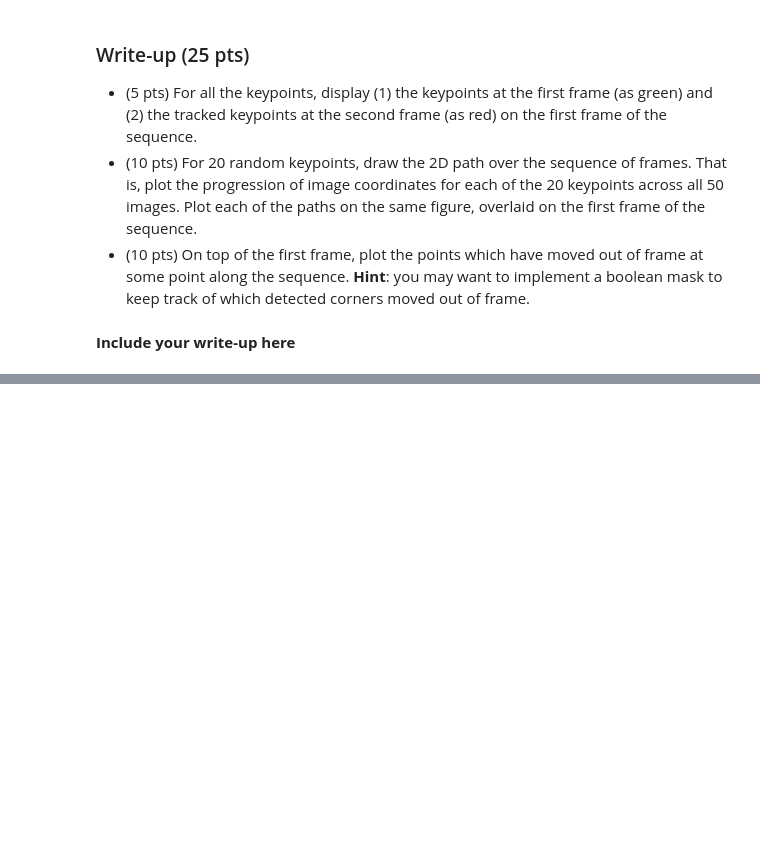
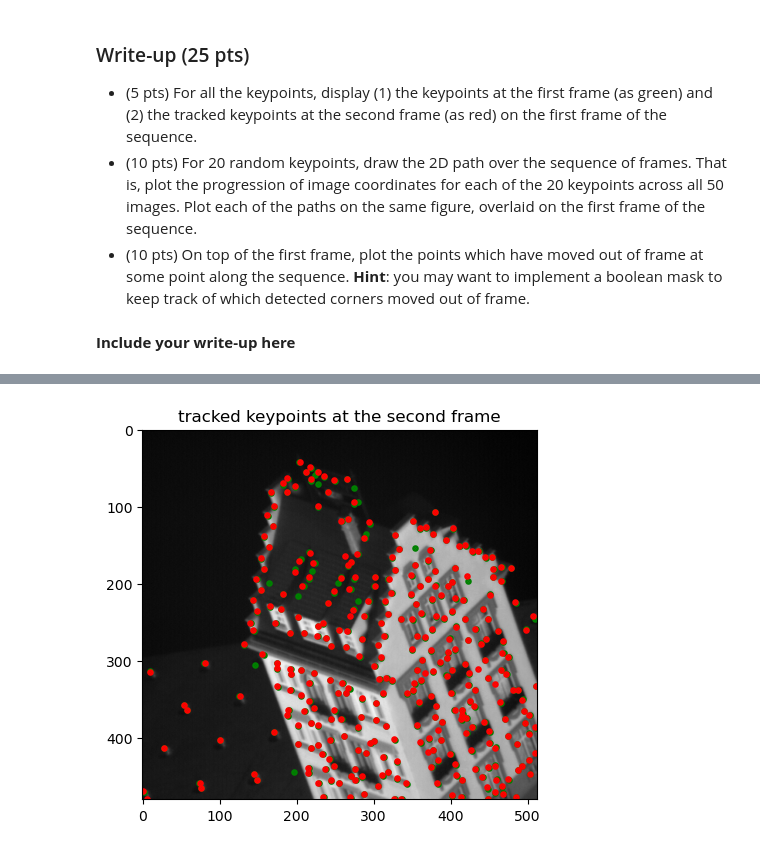
Before and after one commit to SmashedPython/ComputerVisonCMSC426, a Jupyter notebook: CornerDetectionFeatureTracking .ipynb, the cells around one changed output, grey strips where cells are left out. Saved outputs shown, nothing was run; the diff lists cells and outputs as text; code cells hidden in the pictures; blank space fills up the shorter version.

```diff
--- a/CornerDetectionFeatureTracking .ipynb
+++ b/CornerDetectionFeatureTracking .ipynb
@@ -176,0 +311,94 @@ new_x, new_y = lucas_kanade_tracking(image1, image2, x_initial, y_initial)
+# %%
+''' display (1) the keypoints at the first frame (as green) and (2) the tracked keypoints at the second frame (as red) on the first frame of the sequence.'''
+image1 = im[0]
+image2 = im[1]
+key_pts, responses = getKeypoints(img=image1, tau=100)
+x_initial, y_initial = key_pts[:, 1], key_pts[:, 0]
+new_x, new_y = lucas_kanade_tracking(image1, image2, x_initial, y_initial,ws=15,max_iter=10)
+
+key_pts, responses = getKeypoints(img=image2, tau=100)
+x_initial, y_initial = key_pts[:, 1], key_pts[:, 0]
+
+plt.imshow(normalize(image1), cmap='gray')
+plt.scatter(x_initial, y_initial, color='g', s=3, linewidths=3)
+plt.scatter(new_x.astype('int'), new_y.astype('int'), color='r', s=3, linewidths=3)
+plt.title('tracked keypoints at the second frame')
+plt.show()
+''' For 20 random keypoints, draw the 2D path over the sequence of frames.'''
+
+image1 = im[0]
+key_pts, _ = getKeypoints(img=image1, tau=100)
+x_initial, y_initial = key_pts[:, 1], key_pts[:, 0]
+
+# Select 20 random keypoints if more than 20 keypoints are detected
+num_keypoints = len(x_initial)
+
+indices = np.random.choice(num_keypoints, 20, replace=False)
+x_initial = x_initial[indices]
+y_initial = y_initial[indices]
+
+# Initialize paths for selected keypoints
+paths = [[(int(x),int(y))] for x, y in zip(x_initial, y_initial)]
+
+for i in range(1, len(im)):
+  image1, image2 = im[i-1], im[i]
+  x_initial, y_initial = lucas_kanade_tracking(image1, image2, x_initial, y_initial, ws=15, max_iter=10)
+
+  for path_idx, (x, y) in enumerate(zip(x_initial, y_initial)):
+    if 0 <= x < image2.shape[1] and 0 <= y < image2.shape[0]:
+      paths[path_idx].append((int(x), int(y)))
+    else:
+      paths[path_idx].append(paths[path_idx][-1])
+
+
+plt.imshow(normalize(im[0]), cmap='gray')
+# Plot each path
+for path in paths:
+  x_values, y_values = zip(*path)
+  plt.plot(x_values, y_values, '-o', markersize=2, linewidth=1)
+
+plt.title('Paths of 20 Random Path Across Frames')
+plt.show()
+
+
+'''plot the points which have moved out of frame at some point along the sequence'''
+image1 = im[0]
+key_pts, _ = getKeypoints(img=image1, tau=100)
+x_initial, y_initial = key_pts[:, 1], key_pts[:, 0]
+out_of_frame_dist = {}
+for i in range(len(x_initial)):
+  out_of_frame_dist[(x_initial[i],y_initial[i])] = False
+
+num_keypoints = len(x_initial)
+# Initialize paths for selected keypoints
+paths = [[(int(x),int(y))] for x, y in zip(x_initial, y_initial)]
+
+for i in range(1, len(im)):
+  image1, image2 = im[i-1], im[i]
+  x_initial, y_initial = lucas_kanade_tracking(image1, image2, x_initial, y_initial, ws=15, max_iter=10)
+
+  for path_idx, (x, y) in enumerate(zip(x_initial, y_initial)):
+
+    if 0 <= x < image1.shape[1] and 0 <= y < image1.shape[0]:
+      paths[path_idx].append((int(x), int(y)))
+    else:
+
+      out_of_frame_dist[paths[path_idx][0]] = True
+
+      paths[path_idx].append(paths[path_idx][-1])
+
+
+x_list = []
+y_list = []
+for key in out_of_frame_dist:
+  if out_of_frame_dist[key]:
+    x, y = key
+    x_list.append(x)
+    y_list.append(y)
+
+plt.imshow(normalize(im[0]), cmap='gray')
+plt.scatter(x_list, y_list, color='g', s=10, linewidths=3)
+plt.title('points which have moved out of frame')
+plt.show()
+# %% [output]
+[figure, added]
```
Also changed, not shown: parts of 9 cells of this notebook, 10 other files.
